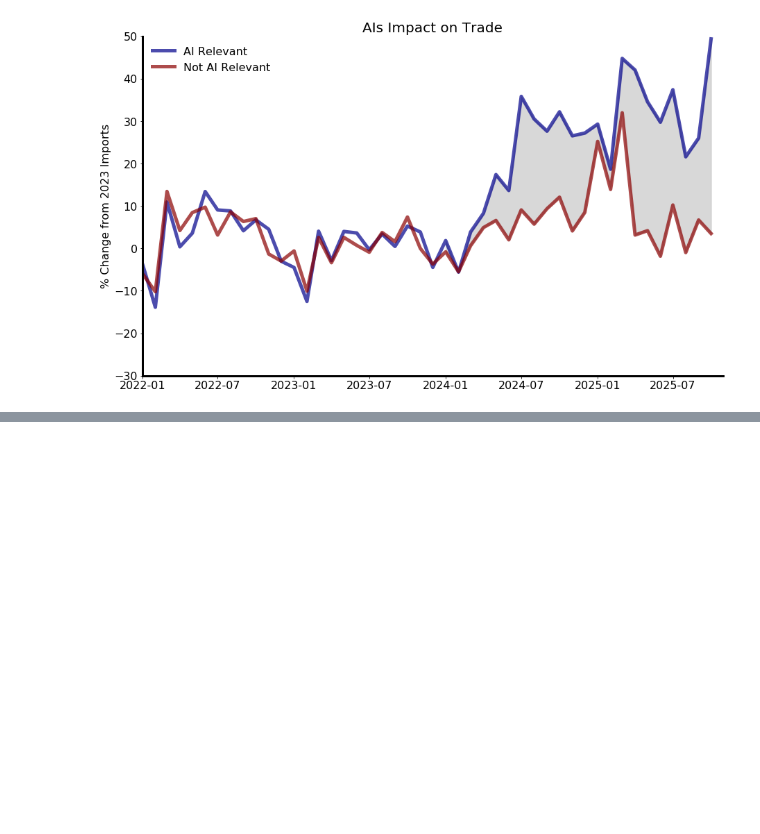
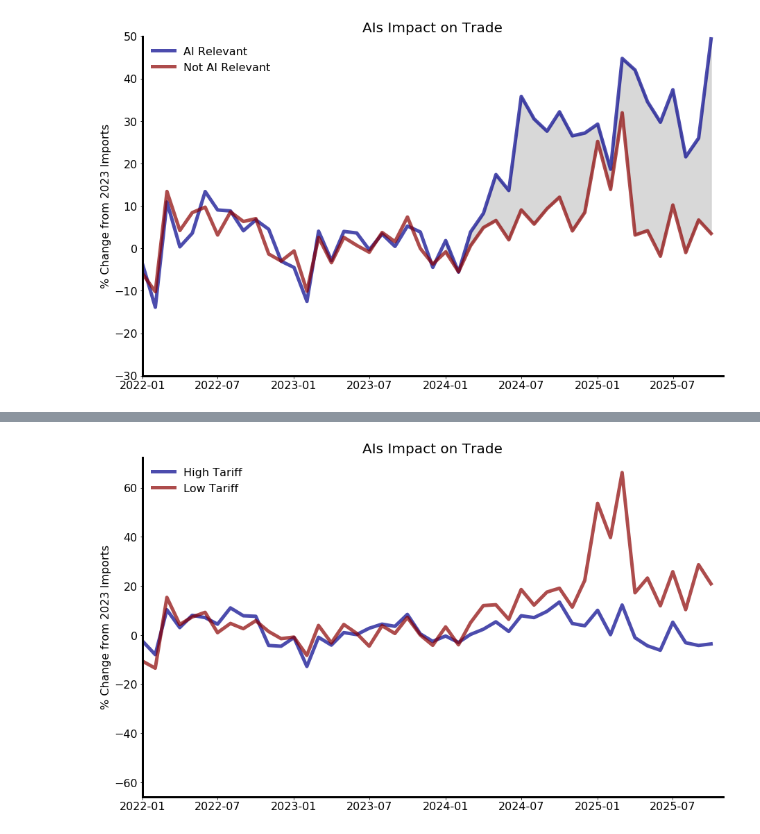
Before and after one commit to tradewartracker/ai-trade-index, a Jupyter notebook: plot-ai-trade.ipynb, the cells around one changed output, grey strips where cells are left out. Cells and saved outputs as stored; diff of their text form; code cells hidden in the pictures; blank space fills up the shorter version.

```diff
--- a/plot-ai-trade.ipynb
+++ b/plot-ai-trade.ipynb
@@ -118,0 +233,13 @@ plt.show()
+# %%
+# Drop all High category from Relevance column
+dfnoai = df[df['Relevance'] != 'High'].copy()
+
+grp = dfnoai.groupby(['Tariff_Category', 'time'])
+
+grp_sum = grp[['imports']].sum().reset_index()
+
+grp_duty = grp[['duty']].sum().reset_index()
+
+grp_merged = pd.merge(grp_sum, grp_duty, on=['Tariff_Category', 'time'])
+
+grp_merged["tariff"] = grp_merged["duty"] / grp_merged["imports"]
@@ -118,0 +255,54 @@ plt.show()
+# %%
+fig, ax = plt.subplots(figsize = (15,9))
+
+foo = grp_sum[grp_sum['Tariff_Category']=='High Tariff'].copy()
+foo.set_index('time', inplace=True)
+ax.plot(foo.index, 100*(12*foo["imports"] / foo["imports"].loc["2023"].sum() - 1.0) ,
+        color = "darkblue", alpha = 0.7, linewidth = 5, label='High Tariff')
+
+foo2 = grp_sum[grp_sum['Tariff_Category']=='Low Tariff'].copy()
+foo2.set_index('time', inplace=True)
+ax.plot(foo2.index, 100*(12*foo2["imports"] / foo2["imports"].loc["2023"].sum() - 1.0) ,
+         color = "darkred", alpha = 0.7, linewidth = 5, label='Low Tariff')
+
+# # Shade between lines after 2024-01
+# cutoff_date = dt.datetime(2025, 4, 1)
+# mask = foo.index >= cutoff_date
+# ax.fill_between(
+#     foo.index[mask],
+#     100*(12*foo["imports"][mask] / foo["imports"].loc["2023"].sum() - 1.0),
+#     100*(12*foo2["imports"][mask] / foo2["imports"].loc["2023"].sum() - 1.0),
+#     alpha=0.3,
+#     color='gray'
+# )
+
+
+ax.set_title("AIs Impact on Trade", fontsize = 20)
+
+ax.set_xlim([dt.datetime(2022,1,1), dt.datetime(2025,10,30)])
+
+#ax.set_ylim(-30,70)
+
+ax.tick_params(axis='x', labelsize=16)
+ax.tick_params(axis='y', labelsize=16)
+
+ax.set_ylabel("% Change from 2023 Imports", fontsize=16)
+
+ax.spines["right"].set_visible(False)
+ax.spines["top"].set_visible(False)
+ax.spines["left"].set_linewidth(3)
+ax.spines["bottom"].set_linewidth(3)
+
+ax.legend(
+    fontsize=16,
+    frameon=False,
+    loc='upper left',
+    ncol=1
+)
+
+# plt.savefig(figfile+"canada-tariffs.png", bbox_inches = "tight")
+# plt.savefig(figfile+"canada-tariffs.pdf", bbox_inches = "tight")
+
+plt.show()
+# %% [output]
+[figure, added]
```
Also changed, not shown: parts of 8 cells of this notebook, 1 other file.
